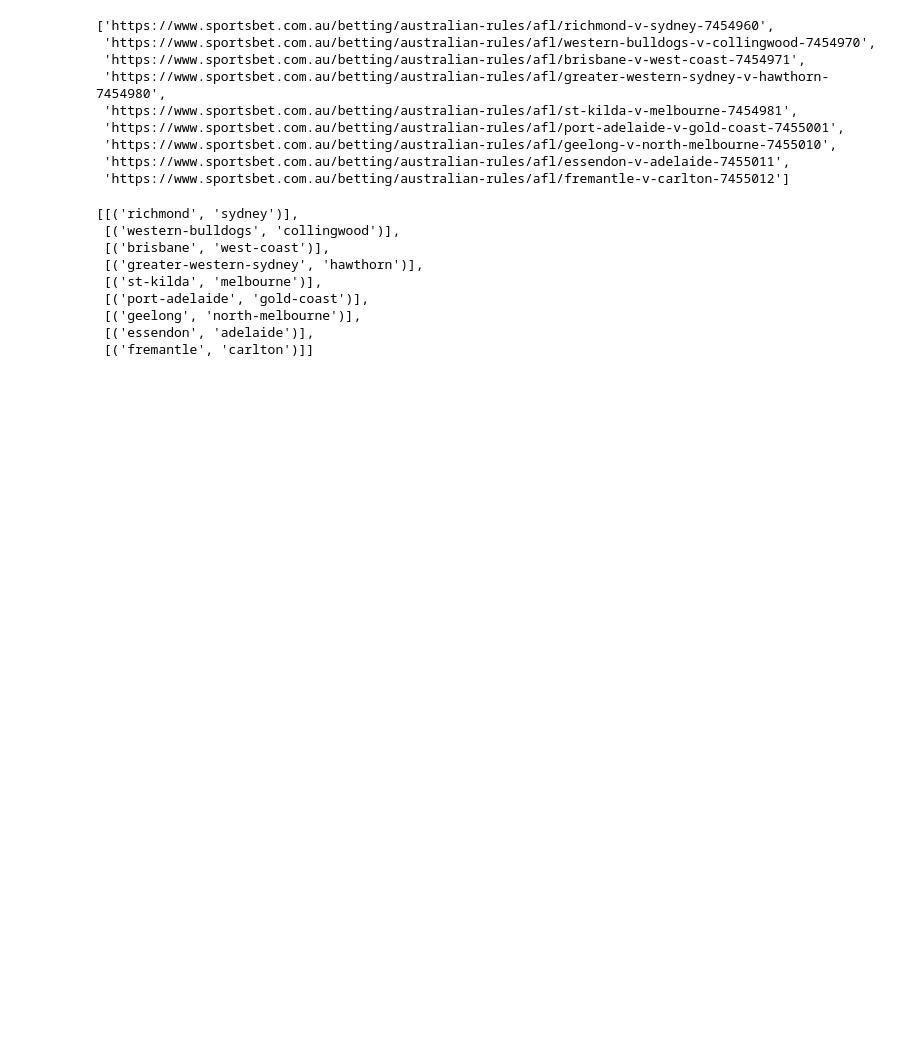
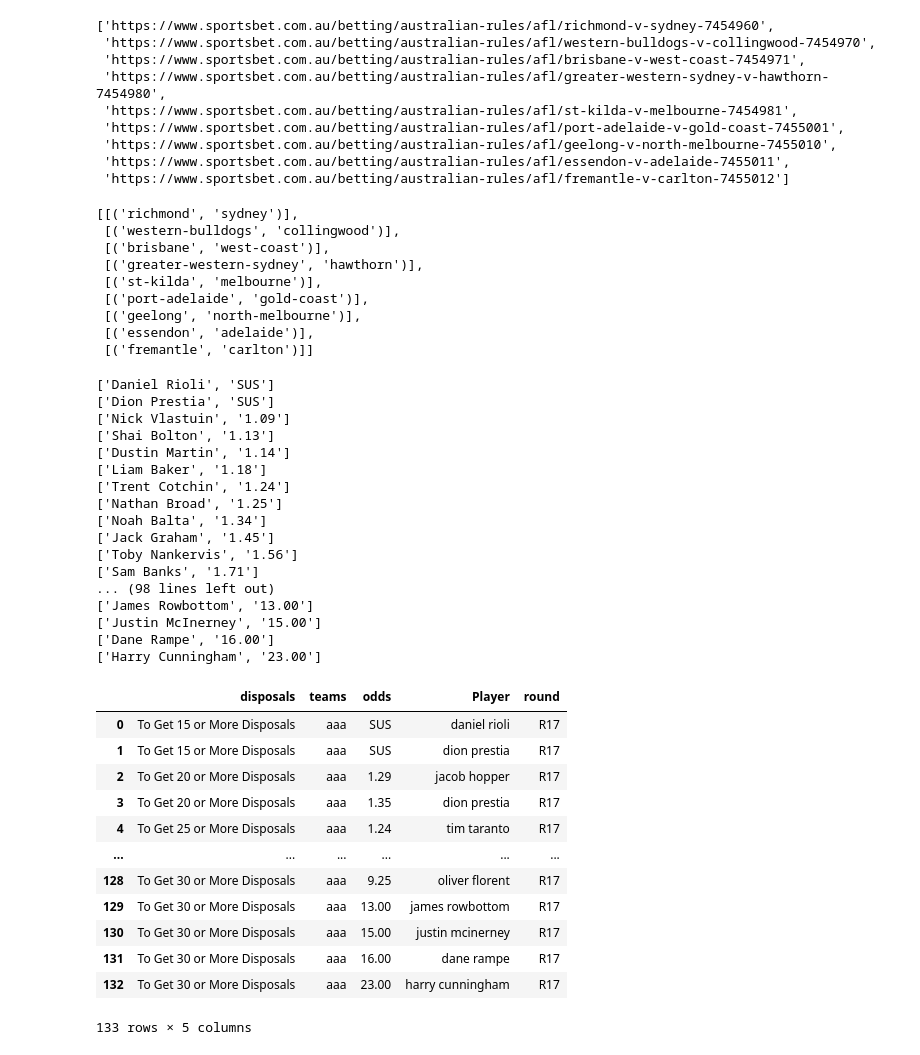
Before and after one commit to caseynator123/footyfootyfooty, a Jupyter notebook: data_import/sports_bet.ipynb, the cells around one changed output. Saved outputs shown, nothing was run; the diff lists cells and outputs as text; code cells hidden in the pictures; blank space fills up the shorter version.

```diff
--- a/data_import/sports_bet.ipynb
+++ b/data_import/sports_bet.ipynb
@@ -59,8 +55,8 @@ game_list
 driver = webdriver.Chrome(ChromeDriverManager().install())
 driver.set_window_size(700,800)
 # %%
-disposals = ['15 or more',
-            '20 or more',
-            '25 or more',
-            '30 or more']
+disposals = ['To Get 15 or More Disposals',
+            'To Get 20 or More Disposals',
+            'To Get 25 or More Disposals',
+            'To Get 30 or More Disposals',]
 output = pd.DataFrame({},columns = {'teams','round','Player', 'disposals', 'odds'})
@@ -66,0 +73,63 @@ output = pd.DataFrame({},columns = {'teams','round','Player', 'disposals', 'odds
+# %%
+
+for i in range(5,50):
+    try:
+        tmp = driver.find_element_by_xpath(f'(//*[@class="size14_f7opyze bold_f1au7gae"])[{i}]').text
+    except:
+        continue
+    if tmp in disposals:
+
+        dis = driver.find_element_by_xpath(f'(//*[@class="size14_f7opyze bold_f1au7gae"])[{i}]')
+
+        dis.click()
+
+        player = driver.find_element_by_xpath(f'(//*[@class="outcomeContainer_f1wc7xgg outcomeDetailsFirst_f162fqwy"])').text.split('\n')
+        print(player)
+        new_row = {'Player': player[0].lower(), 'teams': f'{game[0][0]} v {game[0][1]}', 'round':f'R{round_}', 'disposals':tmp,'odds':player[-1]}
+        output.loc[len(output)] = new_row
+
+        for j in range(1,50):
+            try:
+
+                tmp1 = driver.find_element_by_xpath(f'(//*[@class="outcomeContainer_f1wc7xgg"])[{j}]').text.split('\n')
+                print(tmp1)
+                new_row = {'Player': tmp1[0].lower(), 'teams': f'{game[0][0]} v {game[0][1]}', 'round':f'R{round_}', 'disposals':tmp,'odds':tmp1[-1]}
+                output.loc[len(output)] = new_row
+            except:
+                continue
+
+        dis.click()
+        time.sleep(2)
+
+output
+# %% [output]
+['Daniel Rioli', 'SUS']
+['Dion Prestia', 'SUS']
+['Nick Vlastuin', '1.09']
+['Shai Bolton', '1.13']
+['Dustin Martin', '1.14']
+['Liam Baker', '1.18']
+['Trent Cotchin', '1.24']
+['Nathan Broad', '1.25']
+['Noah Balta', '1.34']
+['Jack Graham', '1.45']
+['Toby Nankervis', '1.56']
+['Sam Banks', '1.71']
+... (98 lines left out)
+['James Rowbottom', '13.00']
+['Justin McInerney', '15.00']
+['Dane Rampe', '16.00']
+['Harry Cunningham', '23.00']
+|  | disposals | teams | odds | Player | round |
+| 0 | To Get 15 or More Disposals | aaa | SUS | daniel rioli | R17 |
+| 1 | To Get 15 or More Disposals | aaa | SUS | dion prestia | R17 |
+| 2 | To Get 20 or More Disposals | aaa | 1.29 | jacob hopper | R17 |
+| 3 | To Get 20 or More Disposals | aaa | 1.35 | dion prestia | R17 |
+| 4 | To Get 25 or More Disposals | aaa | 1.24 | tim taranto | R17 |
+| ... | ... | ... | ... | ... | ... |
+| 128 | To Get 30 or More Disposals | aaa | 9.25 | oliver florent | R17 |
+| 129 | To Get 30 or More Disposals | aaa | 13.00 | james rowbottom | R17 |
+| 130 | To Get 30 or More Disposals | aaa | 15.00 | justin mcinerney | R17 |
+| 131 | To Get 30 or More Disposals | aaa | 16.00 | dane rampe | R17 |
+| 132 | To Get 30 or More Disposals | aaa | 23.00 | harry cunningham | R17 |
+133 rows × 5 columns
```
Also changed, not shown: parts of 11 cells of this notebook, 2 other files.
